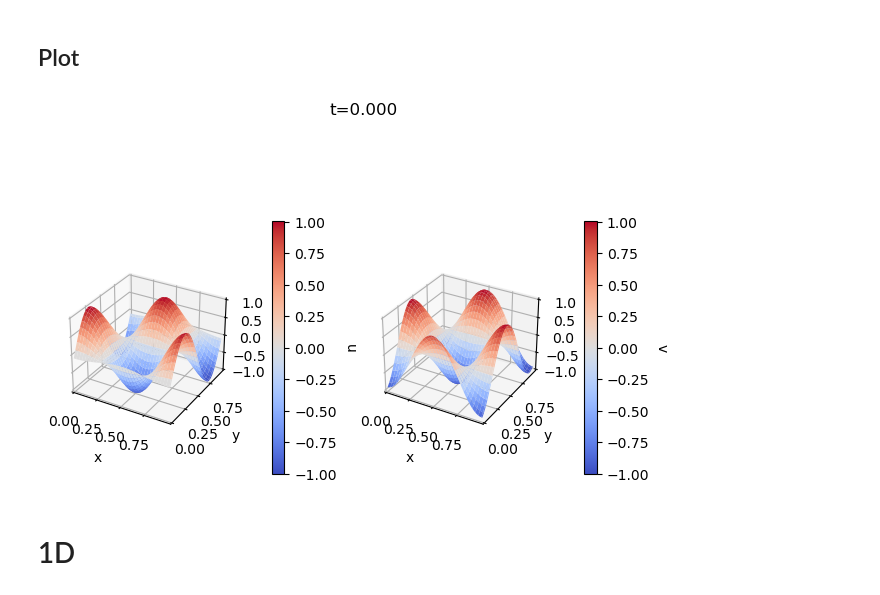
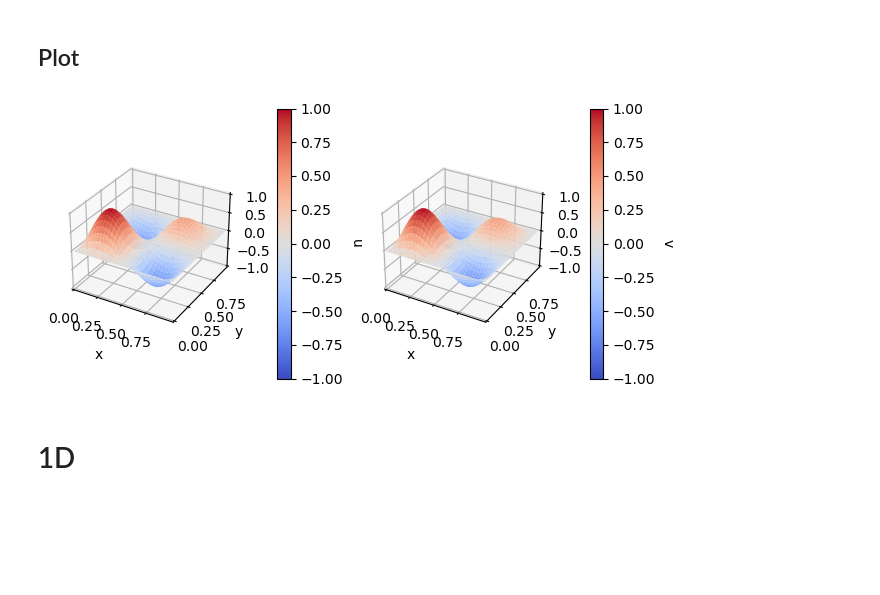
Before and after one commit to hoyunchoi/neural_rk, a Jupyter notebook: burgers/simulate.ipynb, the cells around one changed output. Cells and saved outputs as stored; diff of their text form; code cells hidden in the pictures; blank space fills up the shorter version.

Commit message:
Burgers equation with different dataset

```diff
--- a/burgers/simulate.ipynb
+++ b/burgers/simulate.ipynb
@@ -19,7 +19,7 @@ from neural_rk.path import FIG_DIR
 # %% [markdown]
 # 2D
 # %%
-Lx, Ly = 1.0, 1.0  # x, y length of the domain
+Lx, Ly, max_time = 1.0, 1.0, 1.0  # x, y length of the domain
 
 args = argument.get_args(
     [
@@ -27,11 +27,14 @@ args = argument.get_args(
         "--Nx", "100",
         "--Ny", "100",
         # "--dx_delta", "0.0",
-        "--nu", "0.01",
+        "--nu", "0.005",
         "--solver", "rk1",
         "--dt_delta", "0.1",
         "--num_samples", "1",
-        "--seed", "9",
+        "--phase", "0.0",
+        "--offset", "0.1",
+        "--seed", "0",
+        "--seed_ic", "42",
         "--const_graph",
         # "--const_dt",
         "--const_param",
@@ -42,6 +45,7 @@ args = argument.get_args(
 ## Solve with grid
 # %%
 rng = np.random.default_rng(args.seed)
+rng_ic = rng if args.seed_ic is None else np.random.default_rng(args.seed_ic)
 
 # Grid setting
 Nx, Ny = argument.get_NxNy(args.Nx, args.Ny, rng)
@@ -52,7 +56,7 @@ position = dxdy2pos(dx, dy)  # [Ny+1, Nx+1, 2]
 
 # dt setting
 dts = argument.get_dt(
-    args.max_time, args.steps, args.dt_delta, tuple(args.dt_clip), rng
+    max_time, args.steps, args.dt_delta, tuple(args.dt_clip), rng
 )
 
 # params(nu) setting
@@ -62,11 +66,9 @@ nu = argument.get_nu(ndim, args.nu, rng)
 initial_condition = argument.get_initial_condition(
     (Lx, Ly),
     ndim,
-    args.num_cycles_ux,
-    args.num_cycles_uy,
-    args.num_cycles_vx,
-    args.num_cycles_vy,
-    rng,
+    args.phase,
+    args.offset,
+    rng_ic,
 )
 initial_field = initial_condition(position[:-1, :-1])   # [Ny, Nx, 2]
 # %%
@@ -100,32 +102,32 @@ time = np.insert(np.cumsum(dts), 0, 0.0)
 # %%
 skip_frame = 10
 
 fig = plt.figure()
 ax1 = fig.add_subplot(121, projection="3d")
 ax2 = fig.add_subplot(122, projection="3d")
 
 sf1, sf2 = plot_2d(ax1, ax2, position, trajectory[0], (-1.0, 1.0))
 cbar1 = fig.colorbar(sf1, ax=ax1, shrink=0.6, pad=0.15)
 cbar1.ax.set_ylabel("u", rotation=-90, va="bottom")
 cbar2 = fig.colorbar(sf2, ax=ax2, shrink=0.6, pad=0.15)
 cbar2.ax.set_ylabel("v", rotation=-90, va="bottom")
 
 fig.tight_layout()
 
 
-def update(frame: int) -> None:
-    ax1.clear()
-    ax2.clear()
-    plot_2d(ax1, ax2, position, trajectory[skip_frame * frame], lim=(-1.0, 1.0))
-    fig.suptitle(f"t={time[skip_frame * frame]:.3f}")
-    fig.tight_layout()
+# def update(frame: int) -> None:
+#     ax1.clear()
+#     ax2.clear()
+#     plot_2d(ax1, ax2, position, trajectory[skip_frame * frame], lim=(-1.0, 1.0))
+#     fig.suptitle(f"t={time[skip_frame * frame]:.3f}")
+#     fig.tight_layout()
 
 
-anim = FuncAnimation(fig, update, frames=int(len(trajectory) / skip_frame), interval=50)
-# anim.save(str(FIG_DIR / "burgers_example.gif"))
-anim.save("temp.gif")
+# anim = FuncAnimation(fig, update, frames=int(len(trajectory) / skip_frame), interval=50)
+# # anim.save(str(FIG_DIR / "burgers_example.gif"))
+# anim.save("temp.gif")
 # %% [output]
-[figure, old version]
+[figure, new version]
 # %% [markdown]
 # 1D
 # %%
```
Also changed, not shown: parts of 1 cell of this notebook, 34 other files.
